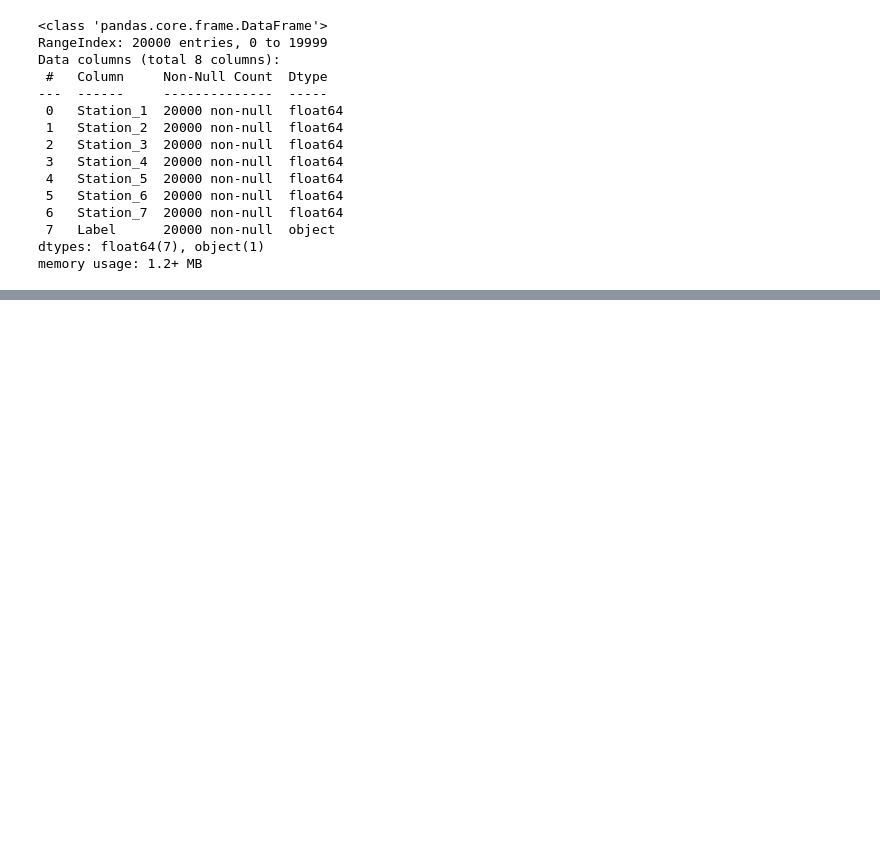
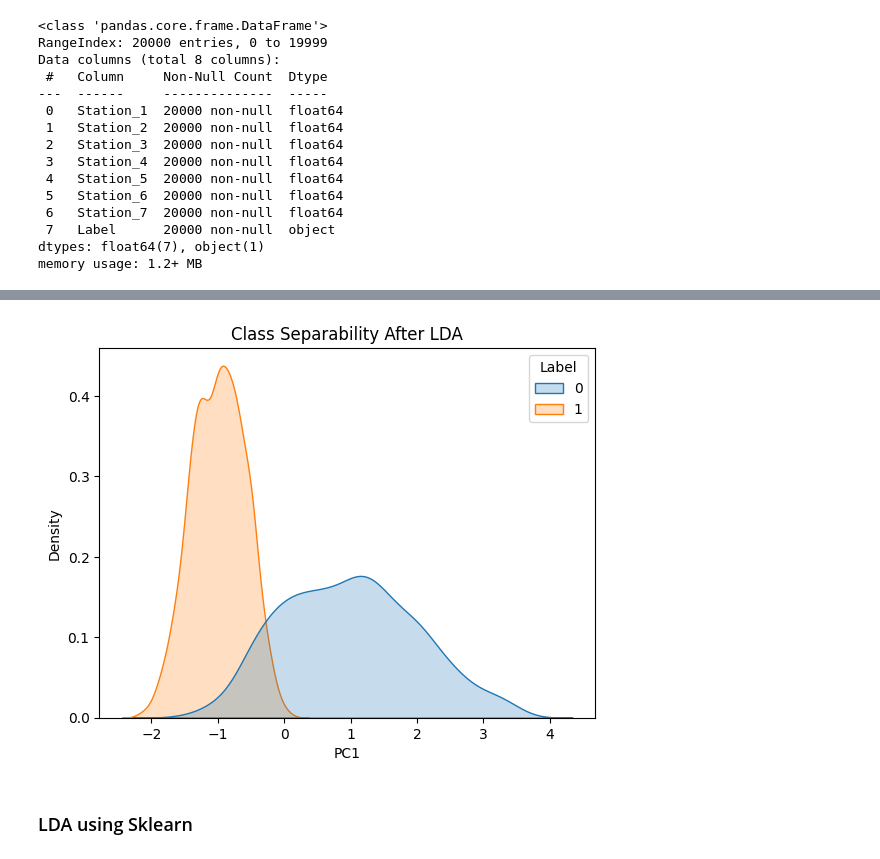
Before and after one commit to azrielalfajr/ml-models, a Jupyter notebook: supervised-models/discriminantanalysis-models.ipynb, the cells around one changed output, grey strips where cells are left out. Drawn from its saved outputs; the diff is of its cells as text; code cells hidden in the pictures; blank space fills up the shorter version.

```diff
--- a/supervised-models/discriminantanalysis-models.ipynb
+++ b/supervised-models/discriminantanalysis-models.ipynb
@@ -38,0 +117,19 @@ memory usage: 1.2+ MB
+# %%
+# Urutkan eigenvalues dan eigenvectors
+eigpairs = [(eigvals[i], eigvecs[:, i]) for i in range(len(eigvals))]
+eigpairs = sorted(eigpairs[::-1], reverse=True)
+# %%
+W = eigpairs[0][1].reshape(7,1) # LDA = k - 1, if d > k.
+# %%
+# memproyeksikan data asli ke subspace baru (dimensi lebih rendah)
+Z = np.dot(X_scaled,W)
+# %%
+data['PC1'] = Z[:,0]
+# %%
+sns.kdeplot(data, x='PC1',hue='Label', fill=True)
+plt.title("Class Separability After LDA")
+plt.show()
+# %% [output]
+[figure, added]
+# %% [markdown]
+### LDA using Sklearn
```
Also changed, not shown: parts of 23 cells of this notebook.
